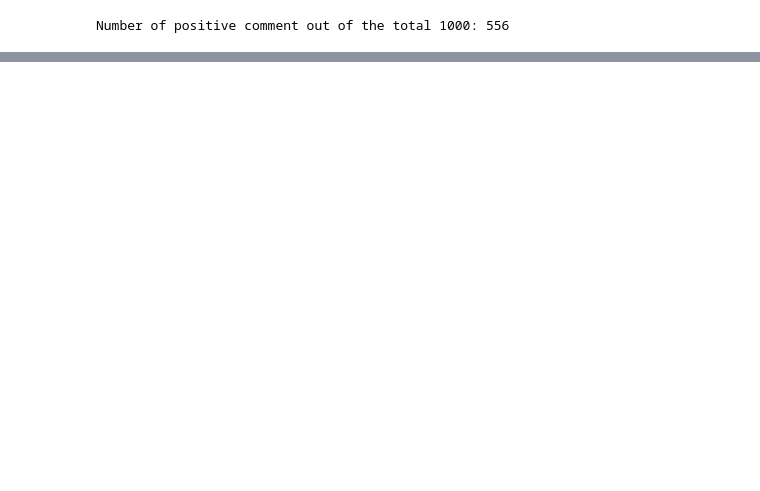
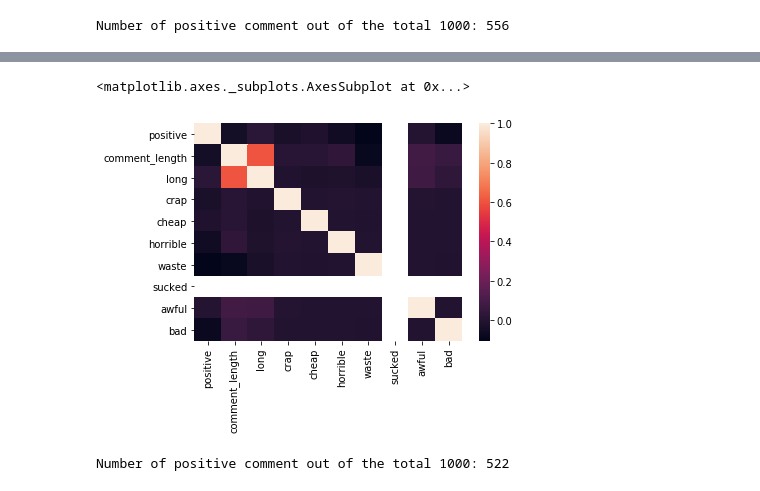
Before and after one commit to micsab/thinkful_files, a Jupyter notebook: unit_2/lesson_2/Feedback Analysis.ipynb, the cells around one changed output, grey strips where cells are left out. Saved outputs shown, nothing was run; the diff lists cells and outputs as text; code cells hidden in the pictures; blank space fills up the shorter version.

```diff
--- a/unit_2/lesson_2/Feedback Analysis.ipynb
+++ b/unit_2/lesson_2/Feedback Analysis.ipynb
@@ -78,0 +128,5 @@ Number of positive comment out of the total 1000: 556
+# %%
+sns.heatmap(amazon_raw.corr())
+# %% [output]
+<matplotlib.axes._subplots.AxesSubplot at 0x...>
+[figure, added]
@@ -78,0 +136,13 @@ Number of positive comment out of the total 1000: 556
+# %%
+from sklearn.naive_bayes import BernoulliNB
+
+bnb.fit(amazon_data, amazon_target)
+
+a_y_pred = bnb.predict(amazon_data)
+
+print('Number of positive comment out of the total {}: {}'.format(
+    amazon_data.shape[0],
+    (amazon_target == a_y_pred).sum()
+))
+# %% [output]
+Number of positive comment out of the total 1000: 522
```
Also changed, not shown: parts of 11 cells of this notebook, 5 other files.
